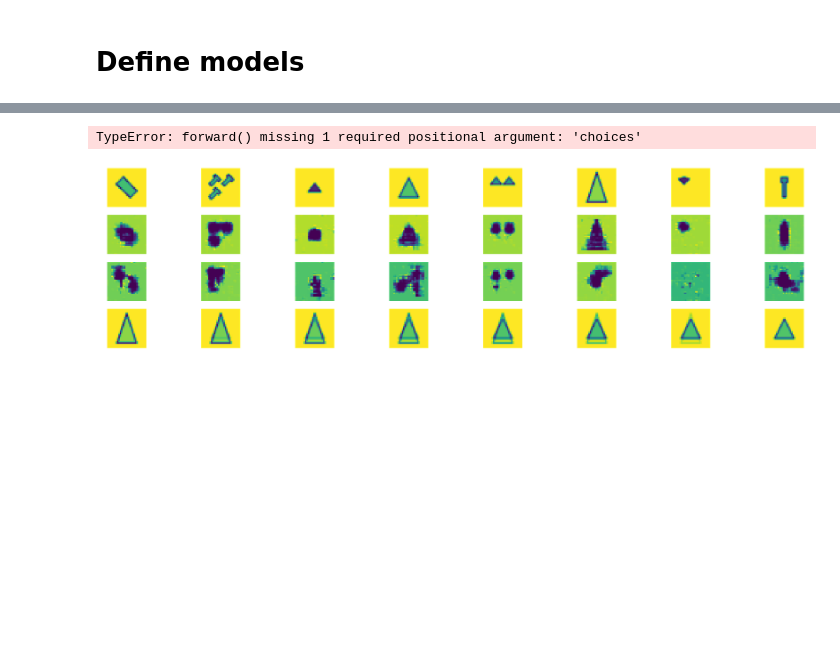
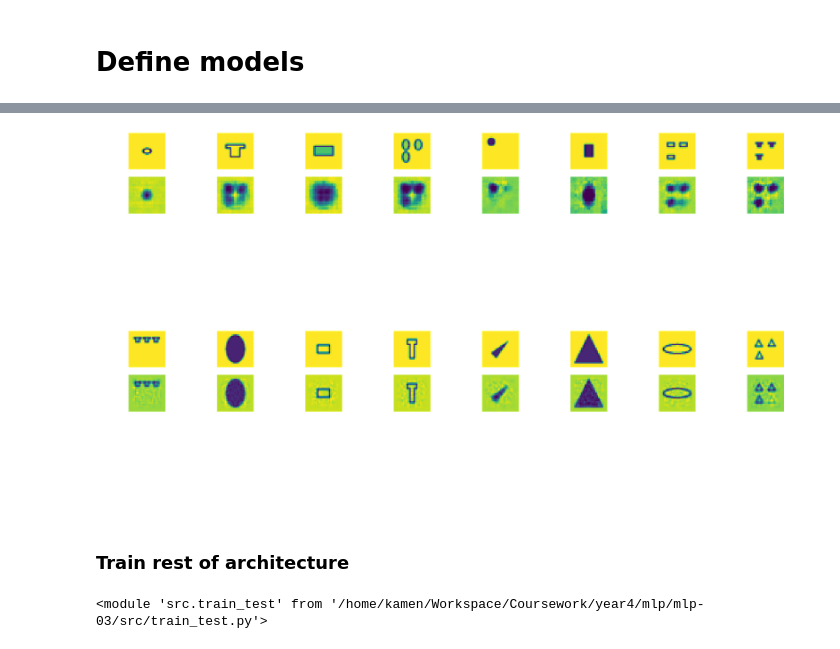
Before and after one commit to KamenB/mlp-03, a Jupyter notebook: notebooks/autoencoders/03_Convolutional Autoencoder Sandia.ipynb, the cells around one changed output, grey strips where cells are left out. Drawn from its saved outputs; the diff is of its cells as text; code cells hidden in the pictures; blank space fills up the shorter version.

```diff
--- a/notebooks/autoencoders/03_Convolutional Autoencoder Sandia.ipynb
+++ b/notebooks/autoencoders/03_Convolutional Autoencoder Sandia.ipynb
@@ -285,13 +125,12 @@ plt.plot(losses);
 # %%
 data, output = None, None
-test_loader = train_data.get_image_batch_iterator(test_batch_size)
-
-for batch_idx, (data, _) in enumerate(test_loader):
-    target = data
-    if cuda:
-        data, target = data.cuda(), target.cuda()
-    data, target = Variable(data, volatile=True), Variable(target)
-    output, _ = model(data)
-    break
+test_loader = test_data.get_image_batch_iterator(test_batch_size)
+data, _ = next(test_loader)
+# Set autoencoder target
+target = data
+if use_cuda:
+    data, target = data.cuda(), target.cuda()
+data, target = Variable(data), Variable(target)
+optimizer.zero_grad()
+# Ignore latent representations
+output, _ = model.autoencoder(data)
-# %% [output]
-TypeError: forward() missing 1 required positional argument: 'choices'
@@ -317,19 +137,13 @@ faded = fades.view(test_batch_size, 28, 28).cpu().data.numpy()
-# %%
-def show_batch_of_images(img_batch, img_size=(1,1), grid_size=None):
-    # How many squares for a square grid that can fit all images
-    if grid_size == None:
-        grid_size = math.ceil(math.sqrt(len(img_batch)))
-        grid_size = (grid_size, grid_size)
-    fig, axs = plt.subplots(grid_size[0], grid_size[1], figsize=(img_size[0] * grid_size[0], img_size[1] * grid_size[1]))
-    # Turn the 2d array of axes to a 1d array
-    axs = axs.flatten()
-    for i, img in enumerate(img_batch):
-        axs[i].imshow(img.reshape(28,28))
-    # Do this separately in case the number of images we want to show is not a perfect square
-    for i in range(grid_size[0] * grid_size[1]):
-        axs[i].axis('off')
-    plt.show()
-
-show_batch_of_images(np.concatenate([originals, reconstructions, jittered, faded]), img_size=(test_batch_size, 1), grid_size=(4, test_batch_size))
-# %% [output]
-[figure, removed]
+# %%
+data_np = data.squeeze().cpu().data.numpy()
+output_np = output.squeeze().cpu().data.numpy()
+# %%
+from src.utils import show_batch_of_images
+show_batch_of_images(np.concatenate([data_np, output_np]), img_size=(test_batch_size, 1), grid_size=(4, test_batch_size))
+# %% [output]
+[figure, added]
+# %%
+from src.utils import show_batch_of_images
+show_batch_of_images(np.concatenate([data_np, output_np]), img_size=(test_batch_size, 1), grid_size=(4, test_batch_size))
+# %% [output]
+[figure, added]
@@ -335,0 +152,2 @@ show_batch_of_images(np.concatenate([originals, reconstructions, jittered, faded
+# %% [markdown]
+### Train rest of architecture
@@ -335,0 +156,7 @@ show_batch_of_images(np.concatenate([originals, reconstructions, jittered, faded
+# %%
+import src
+import importlib
+importlib.reload(src.utils)
+importlib.reload(src.train_test)
+# %% [output]
+<module 'src.train_test' from '/home/kamen/Workspace/Coursework/year4/mlp/mlp-03/src/train_test.py'>
```
Also changed, not shown: parts of 26 cells of this notebook, 6 other files.
